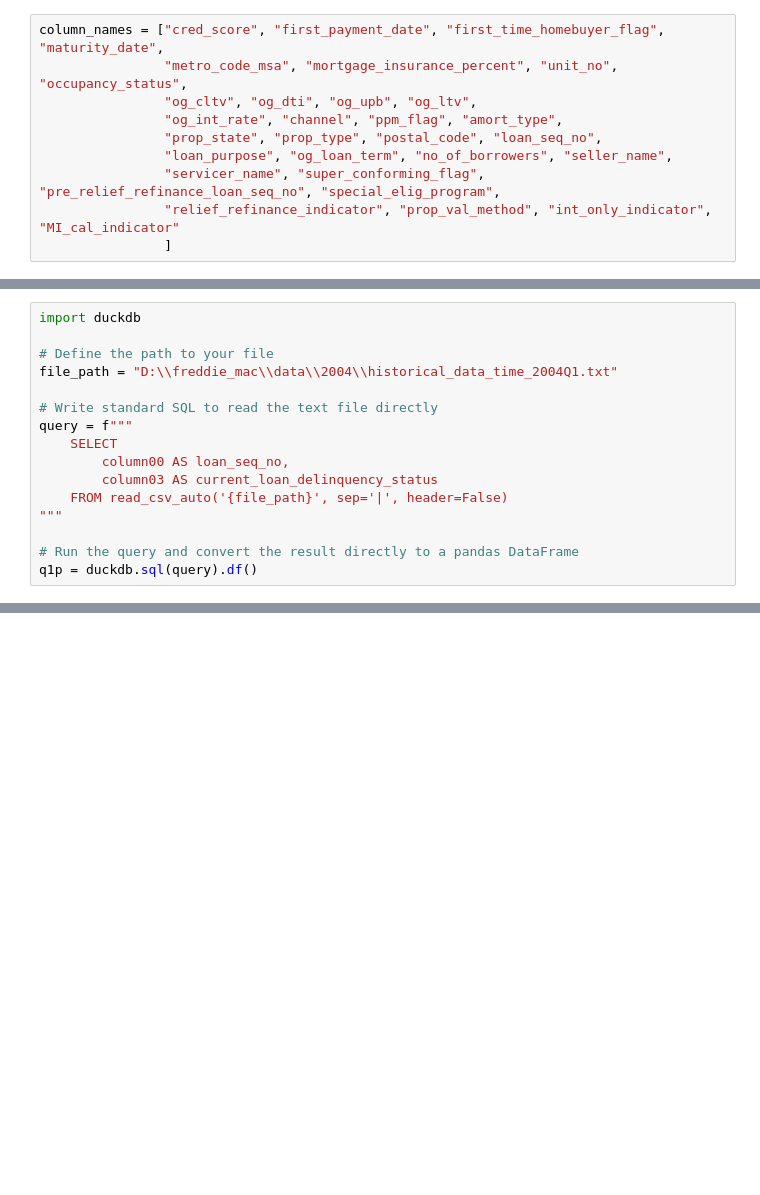
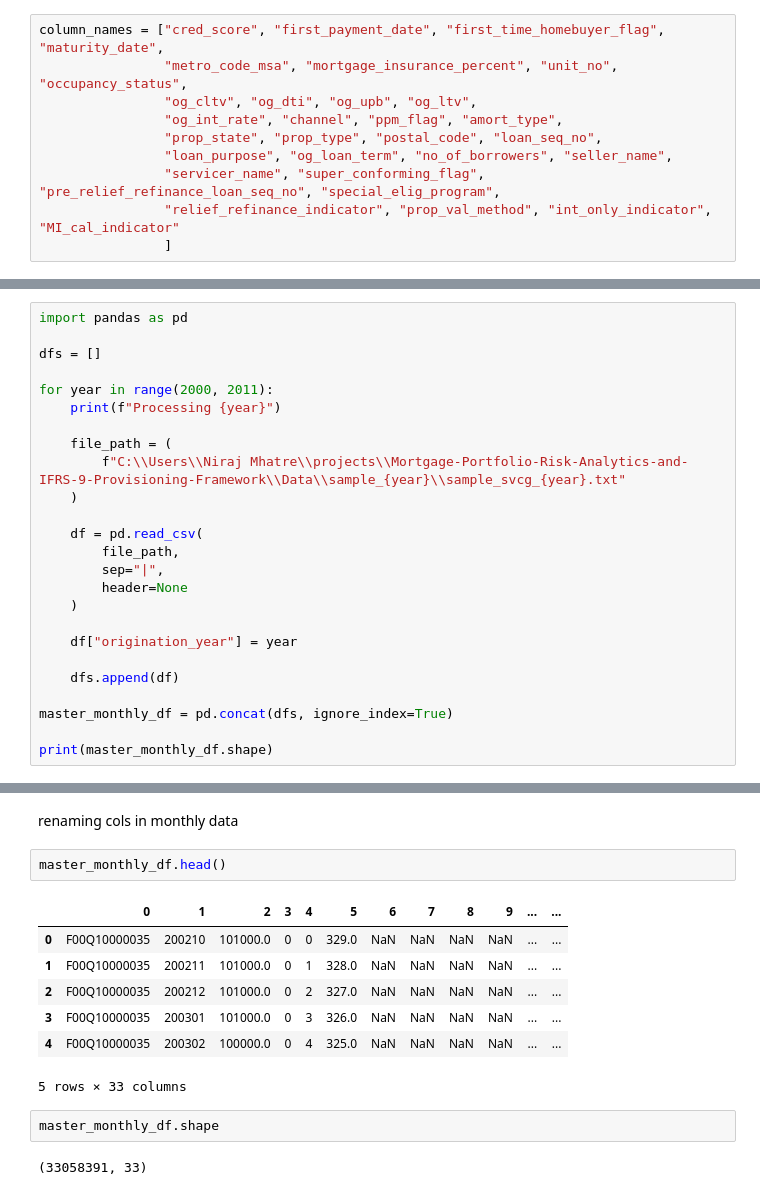
Before and after one commit to Niraj-Mhatre2003/Home_loan-Risk-Analytics, a Jupyter notebook: notebooks/01_pre_processing.ipynb, the cells around one changed output, grey strips where cells are left out. Drawn from its saved outputs; the diff is of its cells as text; blank space fills up the shorter version.

Commit message:
creating master dataset and imputing values to originting data

```diff
--- a/notebooks/01_pre_processing.ipynb
+++ b/notebooks/01_pre_processing.ipynb
@@ -81,16 +60,0 @@ perf_cols[3] = "current_loan_delinquency_status"
-# %%
-import duckdb
-
-# Define the path to your file
-file_path = "D:\\freddie_mac\\data\\2004\\historical_data_time_2004Q1.txt"
-
-# Write standard SQL to read the text file directly
-query = f"""
-    SELECT
-        column00 AS loan_seq_no,
-        column03 AS current_loan_delinquency_status
-    FROM read_csv_auto('{file_path}', sep='|', header=False)
-"""
-
-# Run the query and convert the result directly to a pandas DataFrame
-q1p = duckdb.sql(query).df()
@@ -160,0 +138,25 @@ for col in cat_df.columns:
+# %%
+import pandas as pd
+
+dfs = []
+
+for year in range(2000, 2011):
+    print(f"Processing {year}")
+
+    file_path = (
+        f"C:\\Users\\Niraj Mhatre\\projects\\Mortgage-Portfolio-Risk-Analytics-and-IFRS-9-Provisioning-Framework\\Data\\sample_{year}\\sample_svcg_{year}.txt"
+    )
+
+    df = pd.read_csv(
+        file_path,
+        sep="|",
+        header=None
+    )
+
+    df["origination_year"] = year
+
+    dfs.append(df)
+
+master_monthly_df = pd.concat(dfs, ignore_index=True)
+
+print(master_monthly_df.shape)
@@ -160,0 +176,16 @@ for col in cat_df.columns:
+# %% [markdown]
+renaming cols in monthly data
+# %%
+master_monthly_df.head()
+# %% [output]
+|  | 0 | 1 | 2 | 3 | 4 | 5 | 6 | 7 | 8 | 9 | ... | ... |
+| 0 | F00Q10000035 | 200210 | 101000.0 | 0 | 0 | 329.0 | NaN | NaN | NaN | NaN | ... | ... |
+| 1 | F00Q10000035 | 200211 | 101000.0 | 0 | 1 | 328.0 | NaN | NaN | NaN | NaN | ... | ... |
+| 2 | F00Q10000035 | 200212 | 101000.0 | 0 | 2 | 327.0 | NaN | NaN | NaN | NaN | ... | ... |
+| 3 | F00Q10000035 | 200301 | 101000.0 | 0 | 3 | 326.0 | NaN | NaN | NaN | NaN | ... | ... |
+| 4 | F00Q10000035 | 200302 | 100000.0 | 0 | 4 | 325.0 | NaN | NaN | NaN | NaN | ... | ... |
+5 rows × 33 columns
+# %%
+master_monthly_df.shape
+# %% [output]
+(33058391, 33)
```
Also changed, not shown: parts of 52 cells of this notebook.
